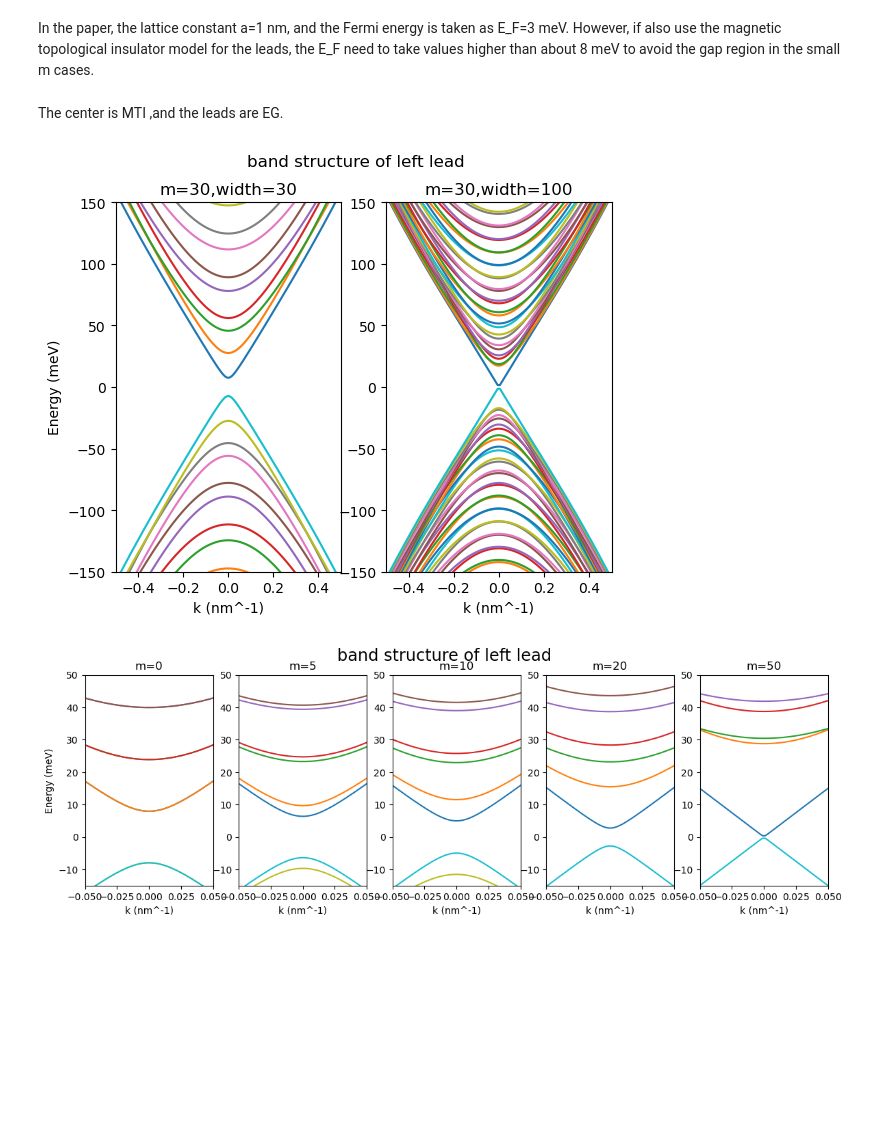
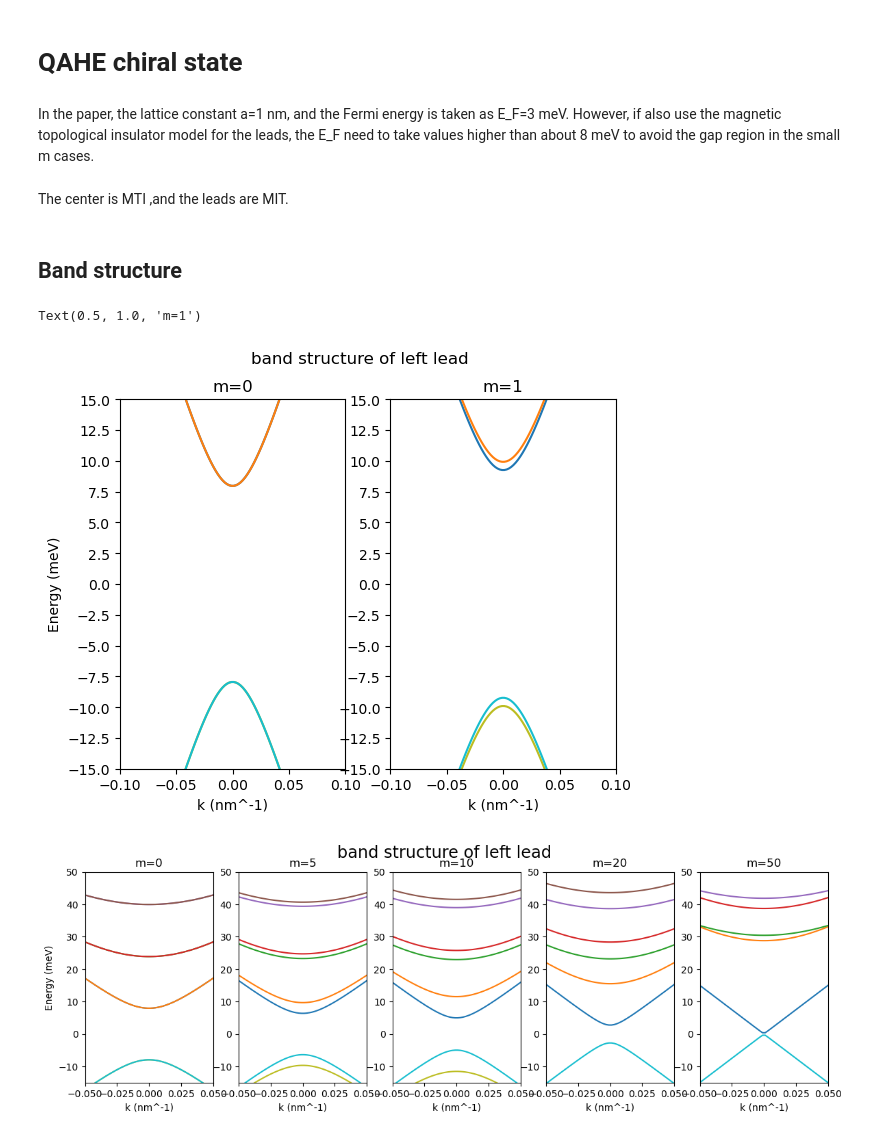
Before and after one commit to Xky123ff/GIT--DEMO, a Jupyter notebook: 4)Chiral edge coupling/@repeat_c-c.ipynb, the cells around one changed output. Cells and saved outputs as stored; diff of their text form; code cells hidden in the pictures; blank space fills up the shorter version.

```diff
--- a/4)Chiral edge coupling/@repeat_c-c.ipynb
+++ b/4)Chiral edge coupling/@repeat_c-c.ipynb
@@ -1,8 +1,10 @@
+# %% [markdown]
+# QAHE chiral state
 # %% [markdown]
 In the paper, the lattice constant a=1 nm, and the Fermi energy is taken as E_F=3 meV.
 However, if also use the magnetic topological insulator model for the leads, the E_F need to take values higher than about 8 meV to avoid the gap region in the small m cases.
 # %% [markdown]
-The center is MTI ,and the leads are EG.
+The center is MTI ,and the leads are MIT.
 # %%
 import kwant
 import numpy as np
@@ -93,25 +95,37 @@ def make_syst(width=50,length=100,leads_model=model_EG()):
         syst.attach_lead(lead)
 
     return syst.finalized()
+# %% [markdown]
+## Band structure
 # %%
 fig, (ax1,ax2) = plt.subplots(1,2)
 fig.suptitle('band structure of left lead')
 
+syst1=make_syst(width=60,leads_model=model_MTI()).leads[0]
+syst2=make_syst(width=50,length=250,leads_model=model_MTI()).leads[0]
+
 ax1.set_ylabel('Energy (meV)')
-ax1.set_title('m=30,width=30')
-ax2.set_title('m=30,width=100')
+
+xlim=0.1
+ylim=15
+
+new_yticks = np.arange(-ylim, ylim + 1, 2.5)
 for ax in (ax1,ax2):
     ax.set_xlabel('k (nm^-1)')
-    ax.set_ylim(-150,150)
-    ax.set_xlim(-0.5,0.5)
+    ax.set_ylim(-ylim,ylim)
+    ax.set_xlim(-xlim,xlim)
+    ax.set_yticks(new_yticks)
 
-syst1=make_syst(width=30,leads_model=model_MTI()).leads[0]
-syst2=make_syst(width=100,leads_model=model_MTI()).leads[0]
 
-kwant.plotter.bands(syst1,momenta=np.linspace(-0.5, 0.5, 100), ax=ax1, params=dict(m=30));
-kwant.plotter.bands(syst2,momenta=np.linspace(-0.5, 0.5, 100), ax=ax2, params=dict(m=30));
+m1=0
+m2=1
+kwant.plotter.bands(syst1,momenta=np.linspace(-xlim,xlim, 100), ax=ax1, params=dict(m=m1));
+kwant.plotter.bands(syst2,momenta=np.linspace(-xlim,xlim , 100), ax=ax2, params=dict(m=m2));
+ax1.set_title(f'm={m1}')
+ax2.set_title(f'm={m2}')
 # %% [output]
+Text(0.5, 1.0, 'm=1')
-[figure, old version]
+[figure, new version]
 # %%
 syst1=make_syst(width=60,leads_model=model_MTI()).leads[0]
 
```
Also changed, not shown: parts of 23 cells of this notebook, 51 other files.
